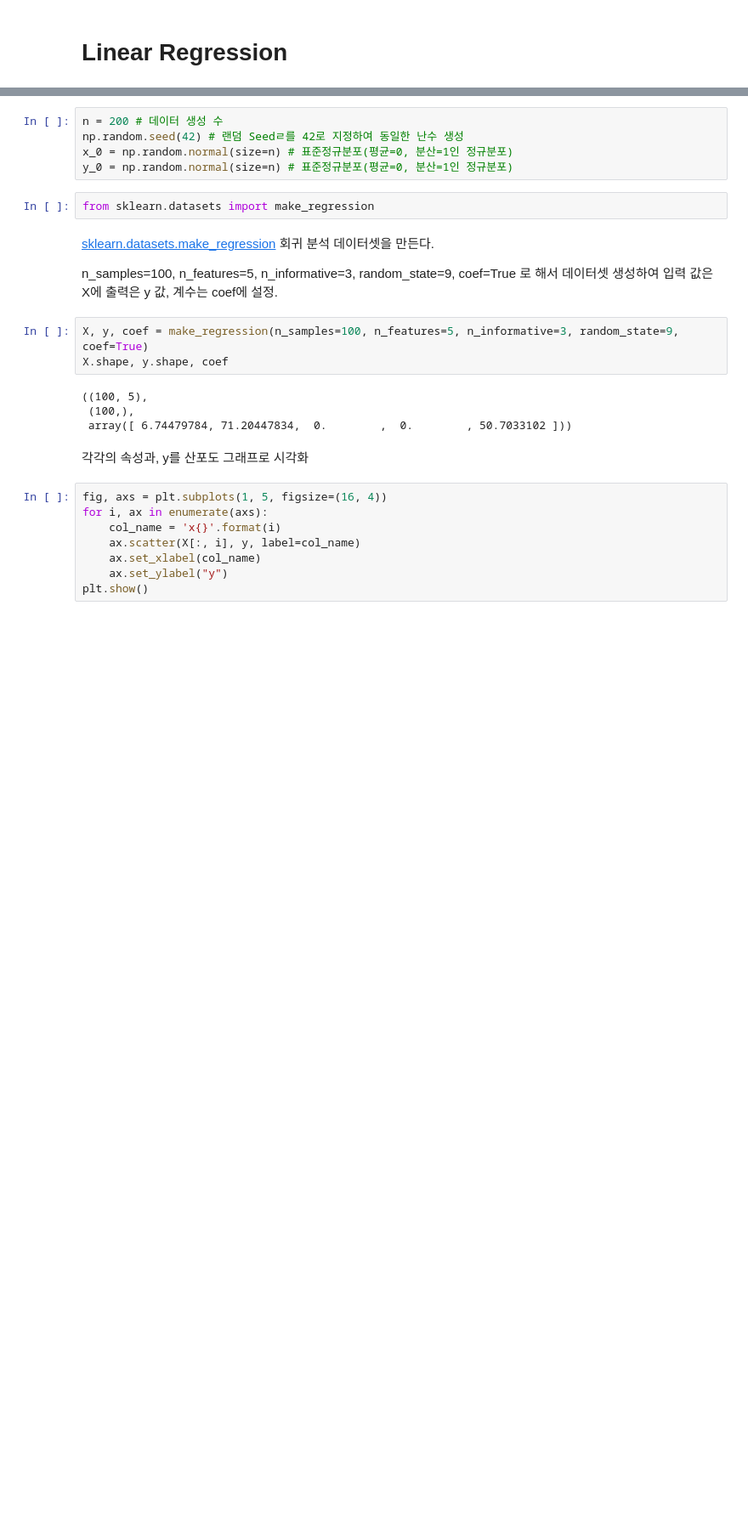
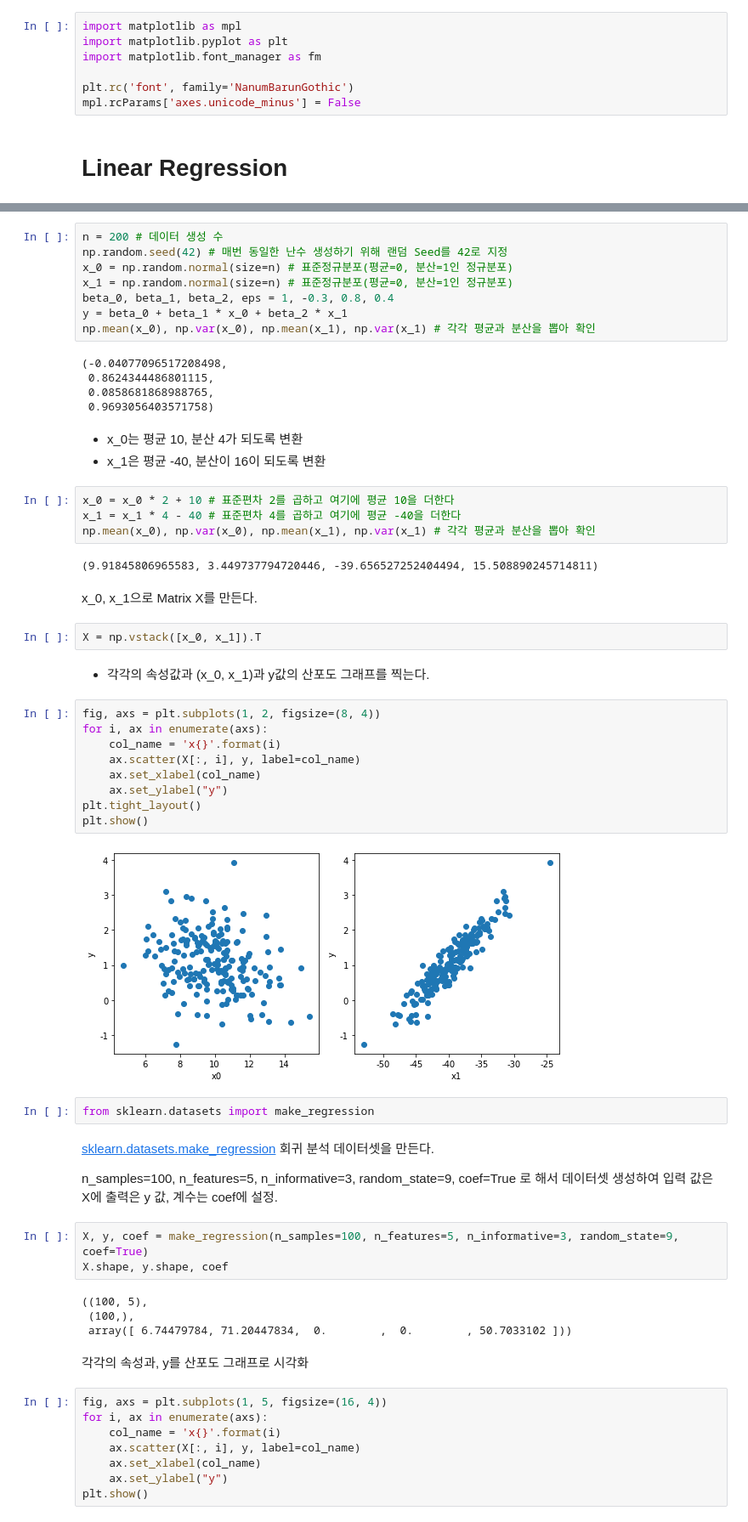
Before and after one commit to sunkusun9/ML2022_1, a Jupyter notebook: linear_regression.ipynb, the cells around one changed output, grey strips where cells are left out. Shown at 85% size. Cells and saved outputs as stored; diff of their text form; blank space fills up the shorter version.

```diff
--- a/linear_regression.ipynb
+++ b/linear_regression.ipynb
@@ -3,2 +9,9 @@
+# %%
+import matplotlib as mpl
+import matplotlib.pyplot as plt
+import matplotlib.font_manager as fm
+
+plt.rc('font', family='NanumBarunGothic')
+mpl.rcParams['axes.unicode_minus'] = False
 # %% [markdown]
 # Linear Regression
@@ -8,9 +25,43 @@ beta_0 = 1, beta_1 = -0.1, beta_2 = 0.8 이고
 노이즈의 분산을 0.4로 하여 y를 생성
 # %%
 n = 200 # 데이터 생성 수
-np.random.seed(42) # 랜덤 Seedㄹ를 42로 지정하여 동일한 난수 생성
+np.random.seed(42) # 매번 동일한 난수 생성하기 위해 랜덤 Seed를 42로 지정
 x_0 = np.random.normal(size=n) # 표준정규분포(평균=0, 분산=1인 정규분포)
-y_0 = np.random.normal(size=n) # 표준정규분포(평균=0, 분산=1인 정규분포)
+x_1 = np.random.normal(size=n) # 표준정규분포(평균=0, 분산=1인 정규분포)
+beta_0, beta_1, beta_2, eps = 1, -0.3, 0.8, 0.4
+y = beta_0 + beta_1 * x_0 + beta_2 * x_1
+np.mean(x_0), np.var(x_0), np.mean(x_1), np.var(x_1) # 각각 평균과 분산을 뽑아 확인
+# %% [output]
+(-0.04077096517208498,
+ 0.8624344486801115,
+ 0.0858681868988765,
+ 0.9693056403571758)
+# %% [markdown]
+* x_0는 평균 10, 분산 4가 되도록 변환
+* x_1은 평균 -40, 분산이 16이 되도록 변환
+# %%
+x_0 = x_0 * 2 + 10 # 표준편차 2를 곱하고 여기에 평균 10을 더한다
+x_1 = x_1 * 4 - 40 # 표준편차 4를 곱하고 여기에 평균 -40을 더한다
+np.mean(x_0), np.var(x_0), np.mean(x_1), np.var(x_1) # 각각 평균과 분산을 뽑아 확인
+# %% [output]
+(9.91845806965583, 3.449737794720446, -39.656527252404494, 15.508890245714811)
+# %% [markdown]
+x_0, x_1으로 Matrix X를 만든다.
+# %%
+X = np.vstack([x_0, x_1]).T
+# %% [markdown]
+* 각각의 속성값과 (x_0, x_1)과 y값의 산포도 그래프를 찍는다.
+# %%
+fig, axs = plt.subplots(1, 2, figsize=(8, 4))
+for i, ax in enumerate(axs):
+    col_name = 'x{}'.format(i)
+    ax.scatter(X[:, i], y, label=col_name)
+    ax.set_xlabel(col_name)
+    ax.set_ylabel("y")
+plt.tight_layout()
+plt.show()
+# %% [output]
+[figure, added]
 # %%
 from sklearn.datasets import make_regression
 # %% [markdown]
```
Also changed, not shown: parts of 3 cells of this notebook.
